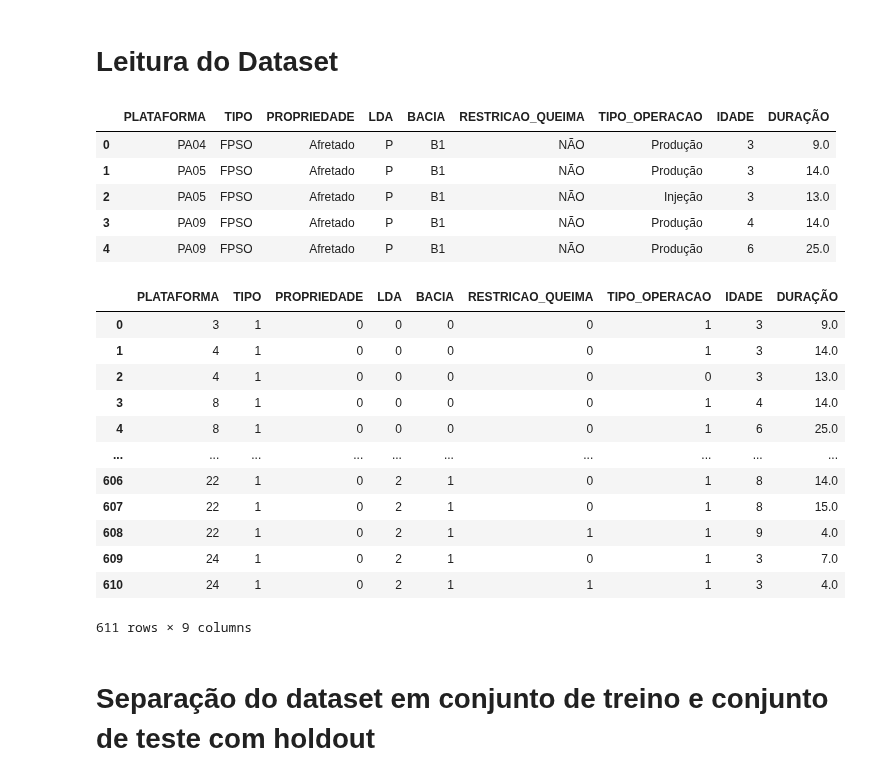
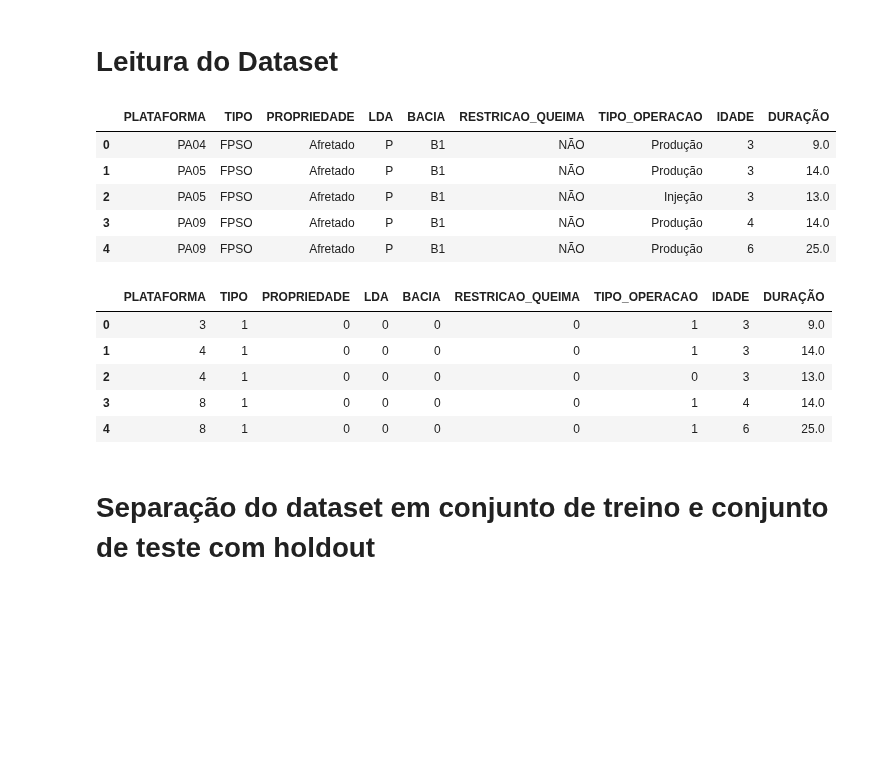
Before and after one commit to LAOLIVEIRA1972/PUC_MVP, a Jupyter notebook: mvp_v0.ipynb, the cells around one changed output. Saved outputs shown, nothing was run; the diff lists cells and outputs as text; code cells hidden in the pictures; blank space fills up the shorter version.

```diff
--- a/mvp_v0.ipynb
+++ b/mvp_v0.ipynb
@@ -35,40 +35,33 @@ from sklearn.ensemble import GradientBoostingRegressor # método de ensemble Gra
 # %%
 # Informa a URL de importação do dataset (usando o link raw para o arquivo no GitHub)
 url = "https://raw.githubusercontent.com/LAOLIVEIRA1972/PUC_MVP/main/dataset_plataformas.xlsx"
 
 # Lê o arquivo
 dataset = pd.read_excel(url)
 
 # Mostra as primeiras linhas do dataset
 display(dataset.head())
 
 # transforma atributos categóricos em numéricos
 cols_cat = ["PLATAFORMA", "TIPO", "PROPRIEDADE","LDA", "BACIA", "RESTRICAO_QUEIMA", "TIPO_OPERACAO"]
 for col in cols_cat:
     dataset[col] = dataset[col].replace({sorted(dataset[col].unique())[i]:i for i in range(len(sorted(dataset[col].unique())))})
 
 # Mostra as primeiras linhas do dataset
-display(dataset)
+display(dataset.head())
 # %% [output]
 |  | PLATAFORMA | TIPO | PROPRIEDADE | LDA | BACIA | RESTRICAO_QUEIMA | TIPO_OPERACAO | IDADE | DURAÇÃO |
 | 0 | PA04 | FPSO | Afretado | P | B1 | NÃO | Produção | 3 | 9.0 |
 | 1 | PA05 | FPSO | Afretado | P | B1 | NÃO | Produção | 3 | 14.0 |
 | 2 | PA05 | FPSO | Afretado | P | B1 | NÃO | Injeção | 3 | 13.0 |
 | 3 | PA09 | FPSO | Afretado | P | B1 | NÃO | Produção | 4 | 14.0 |
 | 4 | PA09 | FPSO | Afretado | P | B1 | NÃO | Produção | 6 | 25.0 |
 |  | PLATAFORMA | TIPO | PROPRIEDADE | LDA | BACIA | RESTRICAO_QUEIMA | TIPO_OPERACAO | IDADE | DURAÇÃO |
 | 0 | 3 | 1 | 0 | 0 | 0 | 0 | 1 | 3 | 9.0 |
 | 1 | 4 | 1 | 0 | 0 | 0 | 0 | 1 | 3 | 14.0 |
 | 2 | 4 | 1 | 0 | 0 | 0 | 0 | 0 | 3 | 13.0 |
 | 3 | 8 | 1 | 0 | 0 | 0 | 0 | 1 | 4 | 14.0 |
 | 4 | 8 | 1 | 0 | 0 | 0 | 0 | 1 | 6 | 25.0 |
-| ... | ... | ... | ... | ... | ... | ... | ... | ... | ... |
-| 606 | 22 | 1 | 0 | 2 | 1 | 0 | 1 | 8 | 14.0 |
-| 607 | 22 | 1 | 0 | 2 | 1 | 0 | 1 | 8 | 15.0 |
-| 608 | 22 | 1 | 0 | 2 | 1 | 1 | 1 | 9 | 4.0 |
-| 609 | 24 | 1 | 0 | 2 | 1 | 0 | 1 | 3 | 7.0 |
-| 610 | 24 | 1 | 0 | 2 | 1 | 1 | 1 | 3 | 4.0 |
-611 rows × 9 columns
 # %% [markdown]
 # Separação do dataset em conjunto de treino e conjunto de teste com holdout
 # %%
```
Also changed, not shown: parts of 1 cell of this notebook.
